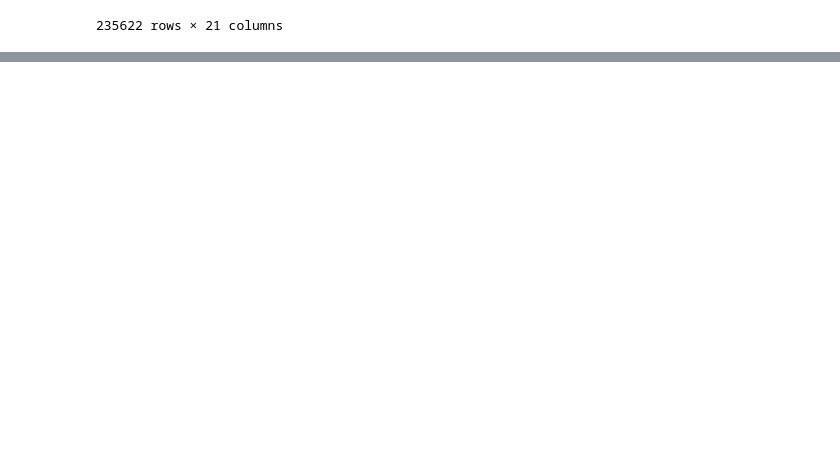
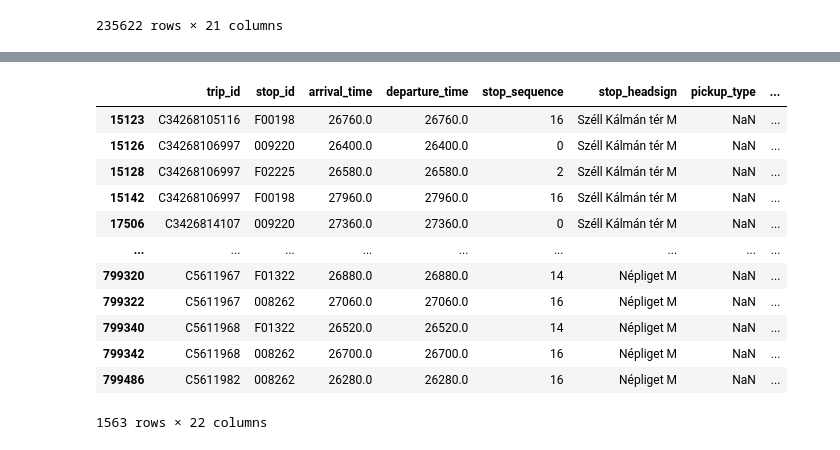
Before and after one commit to BGera89/Big_Data_Homework, a Jupyter notebook: playground_notebook.ipynb, the cells around one changed output, grey strips where cells are left out. Saved outputs shown, nothing was run; the diff lists cells and outputs as text; code cells hidden in the pictures; blank space fills up the shorter version.

```diff
--- a/playground_notebook.ipynb
+++ b/playground_notebook.ipynb
@@ -537,6 +575,10 @@ data = map_values1.values.tolist()
 import folium
 from folium.plugins import HeatMap
 # %%
+geometry_df.reset_index(inplace=True)
+map_values1 = geometry_df[['y_coor','x_coor','z']]
+data = map_values1.values.tolist()
+
 I_building=(47.47282880598328, 19.060057869533754)
 #Define coordinates of where we want to center our map
 boulder_coords = [I_building[0], I_building[1]]
@@ -545,13 +587,13 @@ boulder_coords = [I_building[0], I_building[1]]
 
 #Create the map
 my_map = folium.Map(location = boulder_coords, zoom_start = 13,)
-#for i in range(len(new)):
-#    folium.Circle((new["y_coor"][i], new["x_coor"][i]), popup = 'CU Boulder', fill_color = 200,
-#                            radius = 300-2*i).add_to(my_map)
+for i in range(len(geometry_df)):
+    folium.Circle((geometry_df["y_coor"][i], geometry_df["x_coor"][i]), fill_color = 200,
+                            radius = 100+geometry_df["z"][i], popup=geometry_df["stop_name"][i]).add_to(my_map)
 
 
 hm = HeatMap(data,gradient={0.1: 'blue', 0.3: 'lime', 0.5: 'yellow', 0.7: 'orange', 1: 'red'},
-                min_opacity=0.5,
+                min_opacity=0.4,
                 max_opacity=0.9,
                 radius=25,
                 use_local_extrema=False).add_to(my_map)
@@ -822,0 +820,18 @@ stops_intercept_7_8=stops_intercept_7_8[stops_intercept_7_8["arrival_time"]>2610
+# %%
+#now we extract the stops that intercept the routes in the stops_intercept_7_8 Dataframe
+stops_rendes=stops_intercept_7_8[stops_intercept_7_8["geometry"].isin(points)]
+stops_rendes
+# %% [output]
+|  | trip_id | stop_id | arrival_time | departure_time | stop_sequence | stop_headsign | pickup_type | ... |
+| 15123 | C34268105116 | F00198 | 26760.0 | 26760.0 | 16 | Széll Kálmán tér M | NaN | ... |
+| 15126 | C34268106997 | 009220 | 26400.0 | 26400.0 | 0 | Széll Kálmán tér M | NaN | ... |
+| 15128 | C34268106997 | F02225 | 26580.0 | 26580.0 | 2 | Széll Kálmán tér M | NaN | ... |
+| 15142 | C34268106997 | F00198 | 27960.0 | 27960.0 | 16 | Széll Kálmán tér M | NaN | ... |
+| 17506 | C3426814107 | 009220 | 27360.0 | 27360.0 | 0 | Széll Kálmán tér M | NaN | ... |
+| ... | ... | ... | ... | ... | ... | ... | ... | ... |
+| 799320 | C5611967 | F01322 | 26880.0 | 26880.0 | 14 | Népliget M | NaN | ... |
+| 799322 | C5611967 | 008262 | 27060.0 | 27060.0 | 16 | Népliget M | NaN | ... |
+| 799340 | C5611968 | F01322 | 26520.0 | 26520.0 | 14 | Népliget M | NaN | ... |
+| 799342 | C5611968 | 008262 | 26700.0 | 26700.0 | 16 | Népliget M | NaN | ... |
+| 799486 | C5611982 | 008262 | 26280.0 | 26280.0 | 16 | Népliget M | NaN | ... |
+1563 rows × 22 columns
```
Also changed, not shown: parts of 72 cells of this notebook.
